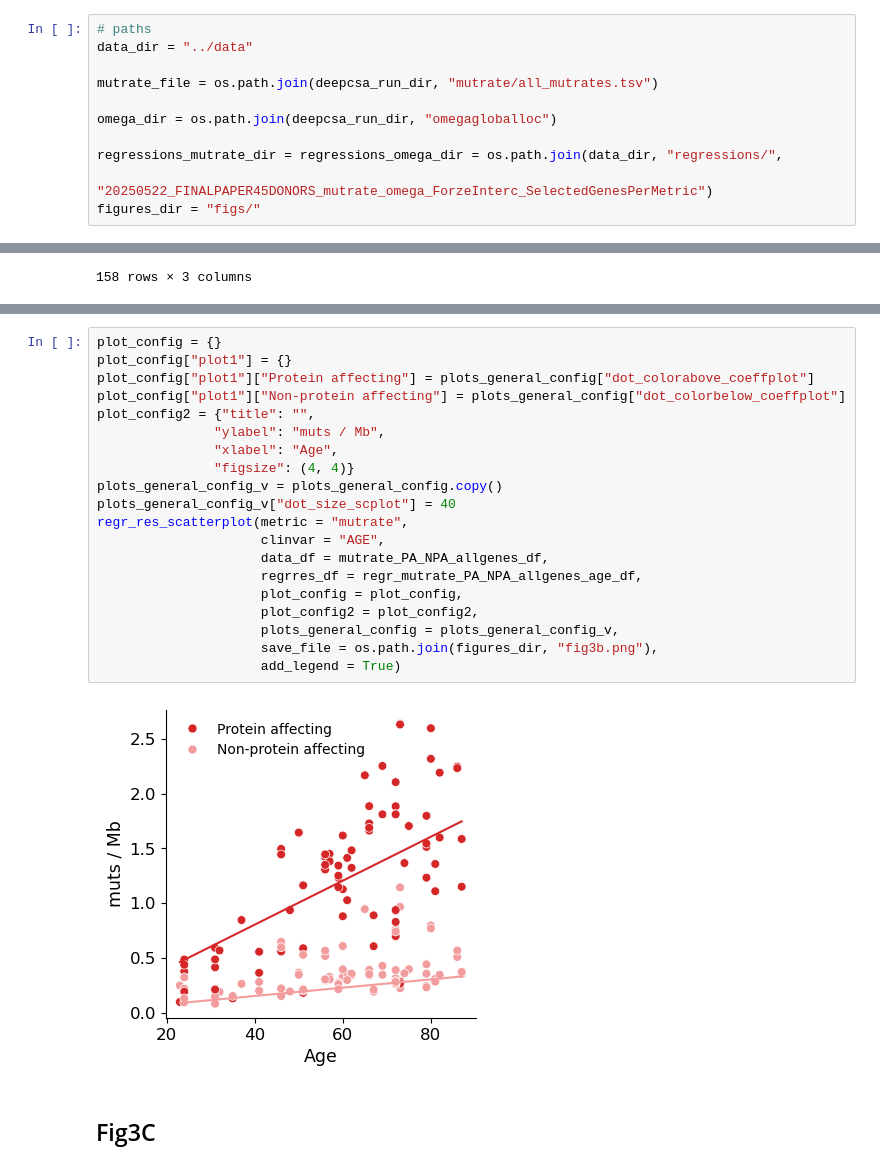
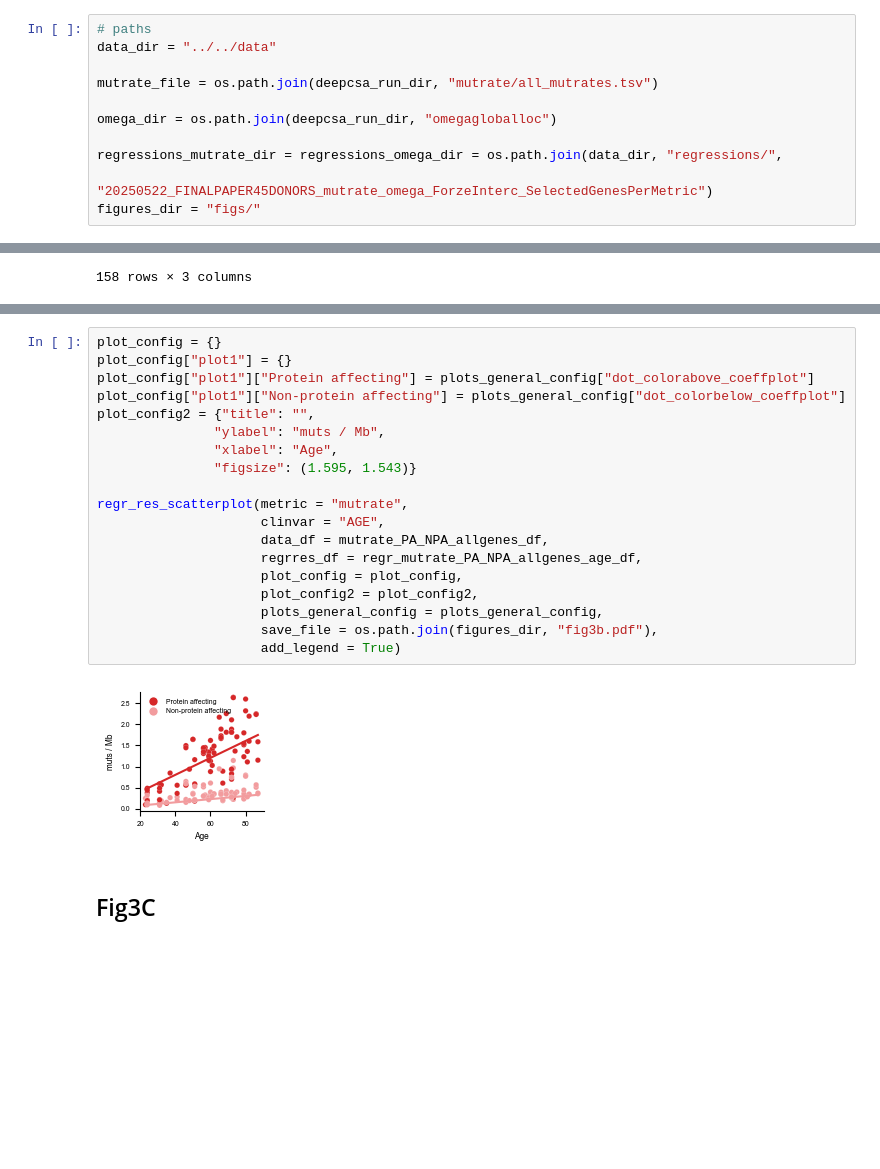
Before and after one commit to bbglab/normal_bladder_paper, a Jupyter notebook: main/Fig3/Fig3.ipynb, the cells around one changed output, grey strips where cells are left out. Saved outputs shown, nothing was run; the diff lists cells and outputs as text; blank space fills up the shorter version.

```diff
--- a/main/Fig3/Fig3.ipynb
+++ b/main/Fig3/Fig3.ipynb
@@ -18,7 +18,7 @@ from load_data_f3 import *
 from plot_f3 import *
 # %%
 # paths
-data_dir = "../data"
+data_dir = "../../data"
 
 mutrate_file = os.path.join(deepcsa_run_dir, "mutrate/all_mutrates.tsv")
 
@@ -338,25 +339,24 @@ regr_mutrate_PA_NPA_allgenes_age_df
 # %%
 plot_config = {}
 plot_config["plot1"] = {}
 plot_config["plot1"]["Protein affecting"] = plots_general_config["dot_colorabove_coeffplot"]
 plot_config["plot1"]["Non-protein affecting"] = plots_general_config["dot_colorbelow_coeffplot"]
 plot_config2 = {"title": "",
                "ylabel": "muts / Mb",
                "xlabel": "Age",
-               "figsize": (4, 4)}
-plots_general_config_v = plots_general_config.copy()
-plots_general_config_v["dot_size_scplot"] = 40
+               "figsize": (1.595, 1.543)}
+
 regr_res_scatterplot(metric = "mutrate",
                      clinvar = "AGE",
                      data_df = mutrate_PA_NPA_allgenes_df,
                      regrres_df = regr_mutrate_PA_NPA_allgenes_age_df,
                      plot_config = plot_config,
                      plot_config2 = plot_config2,
-                     plots_general_config = plots_general_config_v,
-                     save_file = os.path.join(figures_dir, "fig3b.png"),
+                     plots_general_config = plots_general_config,
+                     save_file = os.path.join(figures_dir, "fig3b.pdf"),
                      add_legend = True)
 # %% [output]
-[figure, old version]
+[figure, new version]
 # %% [markdown]
 ## Fig3C
 # %%
```
Also changed, not shown: parts of 6 cells of this notebook, 7 other files.
